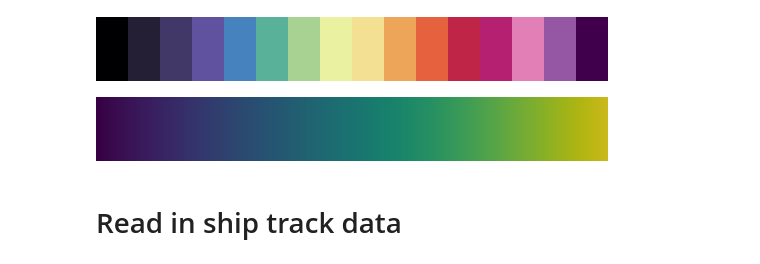
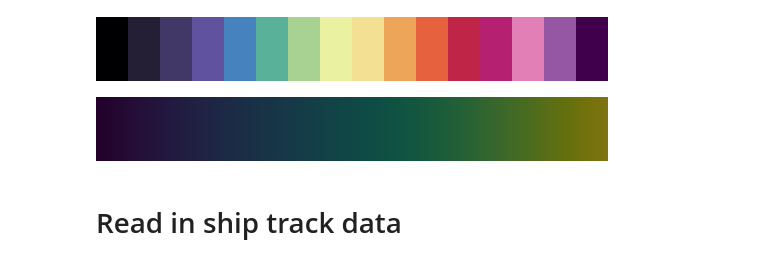
Before and after one commit to allison-wing/PICCOLO_overview_paper, a Jupyter notebook: plot_fig_seapol_mosaic_SST.ipynb, the cells around one changed output. Drawn from its saved outputs; the diff is of its cells as text; code cells hidden in the pictures.

```diff
--- a/plot_fig_seapol_mosaic_SST.ipynb
+++ b/plot_fig_seapol_mosaic_SST.ipynb
@@ -61,10 +61,10 @@ def dim_colormap(cmap_name='viridis', dim_factor=0.6, sat_factor=0.8, N=256):
         rgb = np.concatenate([rgb, colors[:, 3:4]], axis=1)
     return mcolors.ListedColormap(rgb)
 # %%
-dimmer_viridis = dim_colormap('viridis', dim_factor=0.8, sat_factor=1)
+dimmer_viridis = dim_colormap('viridis', dim_factor=0.5, sat_factor=1)
 dimmer_viridis
 # %% [output]
-[figure, old version]
+[figure, new version]
 # %% [markdown]
 # Read in ship track data
 # %%
```
Also changed, not shown: parts of 3 cells of this notebook, 1 other file.
